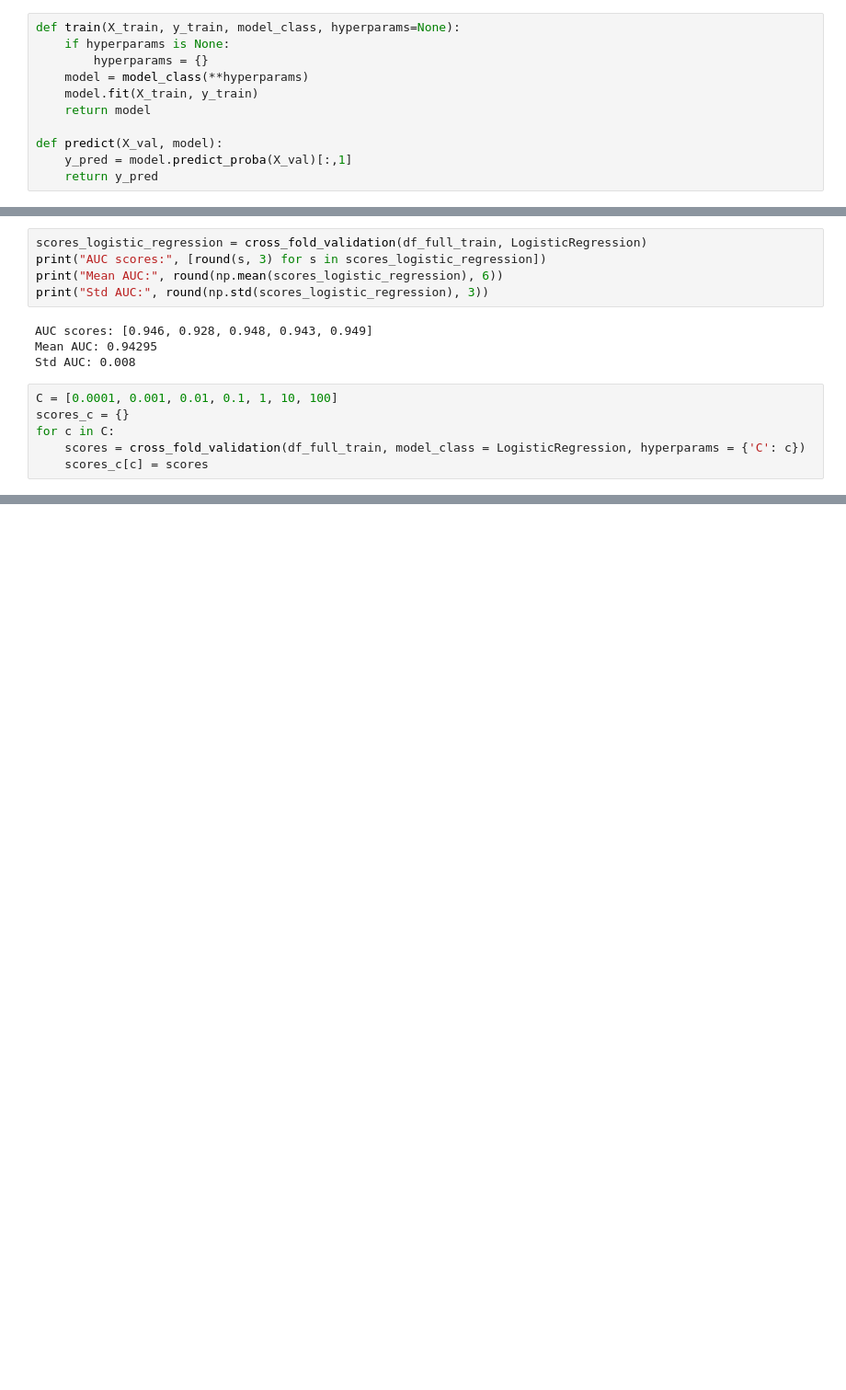
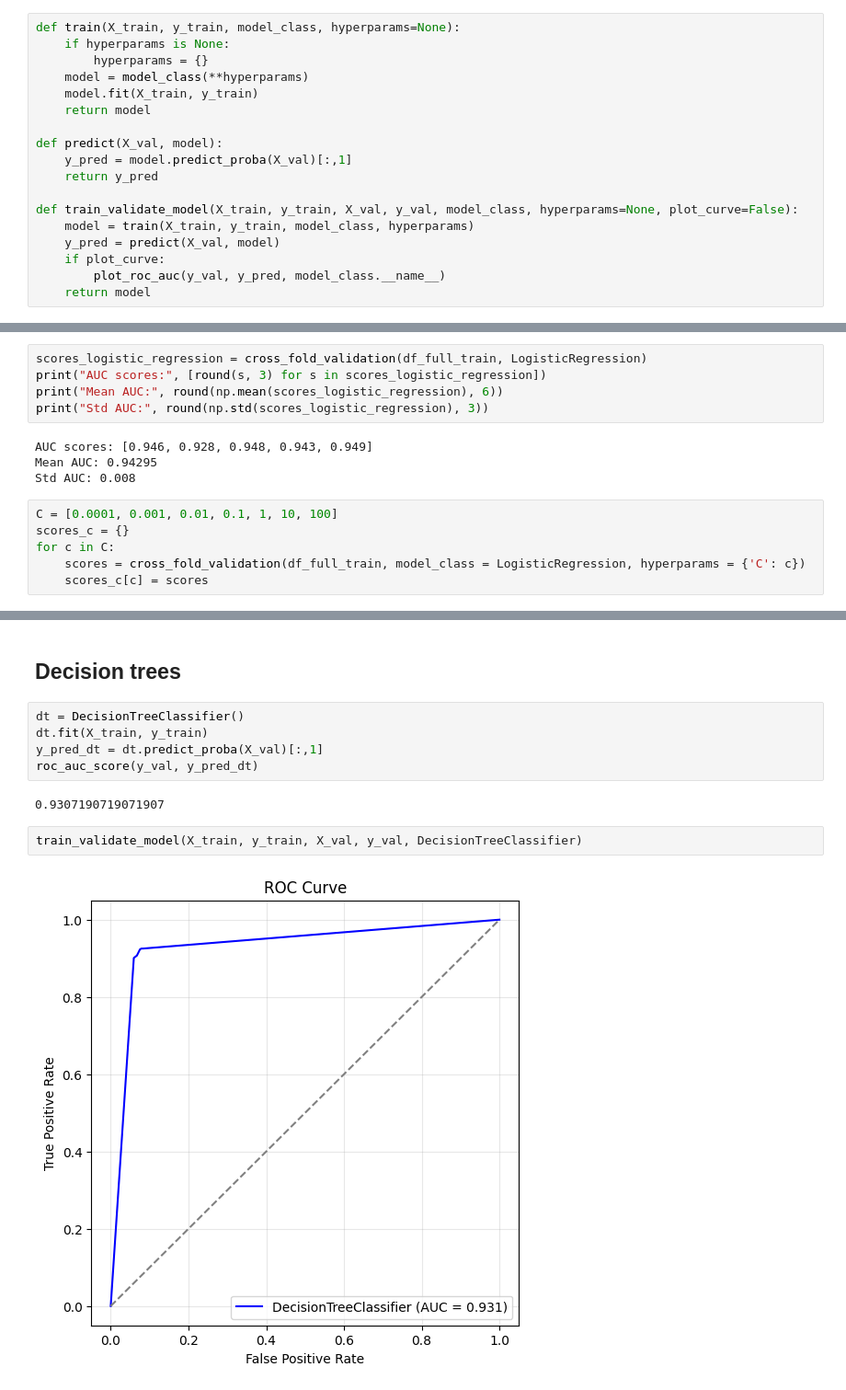
Before and after one commit to petrushki/PersonalityPredictor, a Jupyter notebook: notebook.ipynb, the cells around one changed output, grey strips where cells are left out. Shown at 92% size. Saved outputs shown, nothing was run; the diff lists cells and outputs as text; blank space fills up the shorter version.

Commit message:
decision tree + random forest

```diff
--- a/notebook.ipynb
+++ b/notebook.ipynb
@@ -277,4 +279,11 @@ def train(X_train, y_train, model_class, hyperparams=None):
 def predict(X_val, model):
     y_pred = model.predict_proba(X_val)[:,1]
     return y_pred
+
+def train_validate_model(X_train, y_train, X_val, y_val, model_class, hyperparams=None, plot_curve=False):
+    model = train(X_train, y_train, model_class, hyperparams)
+    y_pred = predict(X_val, model)
+    if plot_curve:
+        plot_roc_auc(y_val, y_pred, model_class.__name__)
+    return model
 # %%
@@ -369,0 +444,13 @@ Std AUC: 0.008
+# %% [markdown]
+## Decision trees
+# %%
+dt = DecisionTreeClassifier()
+dt.fit(X_train, y_train)
+y_pred_dt = dt.predict_proba(X_val)[:,1]
+roc_auc_score(y_val, y_pred_dt)
+# %% [output]
+0.9307190719071907
+# %%
+train_validate_model(X_train, y_train, X_val, y_val, DecisionTreeClassifier)
+# %% [output]
+[figure, added]
```
Also changed, not shown: parts of 17 cells of this notebook.
